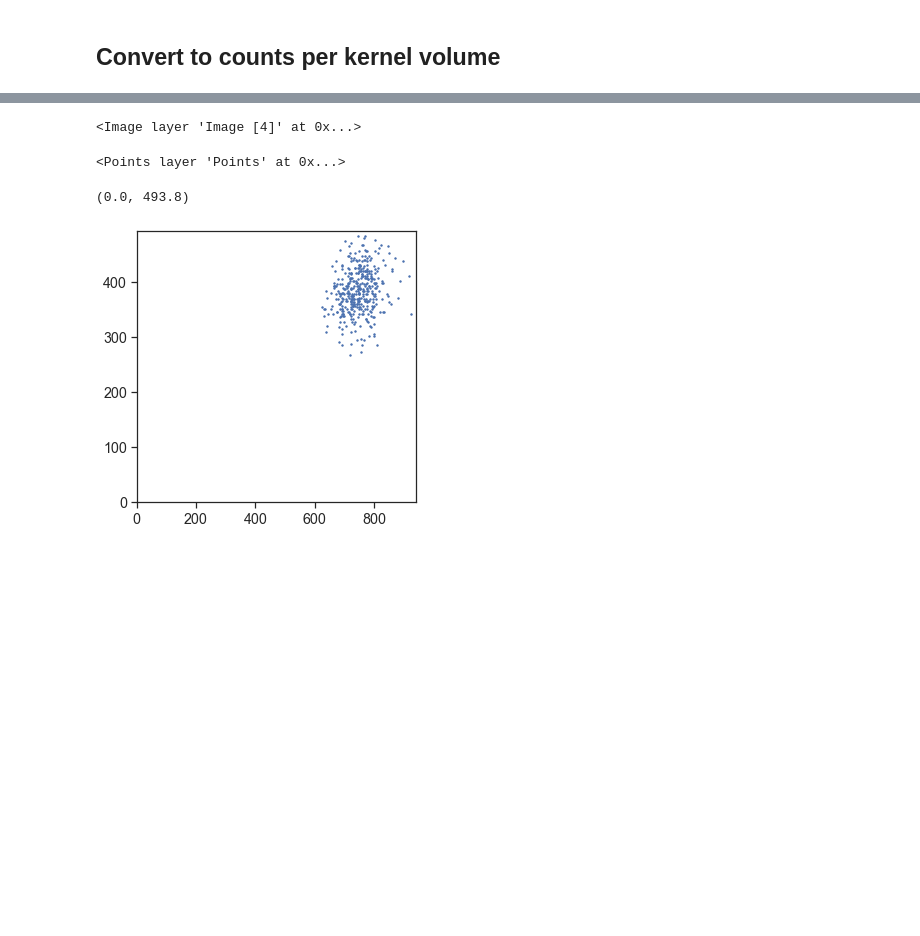
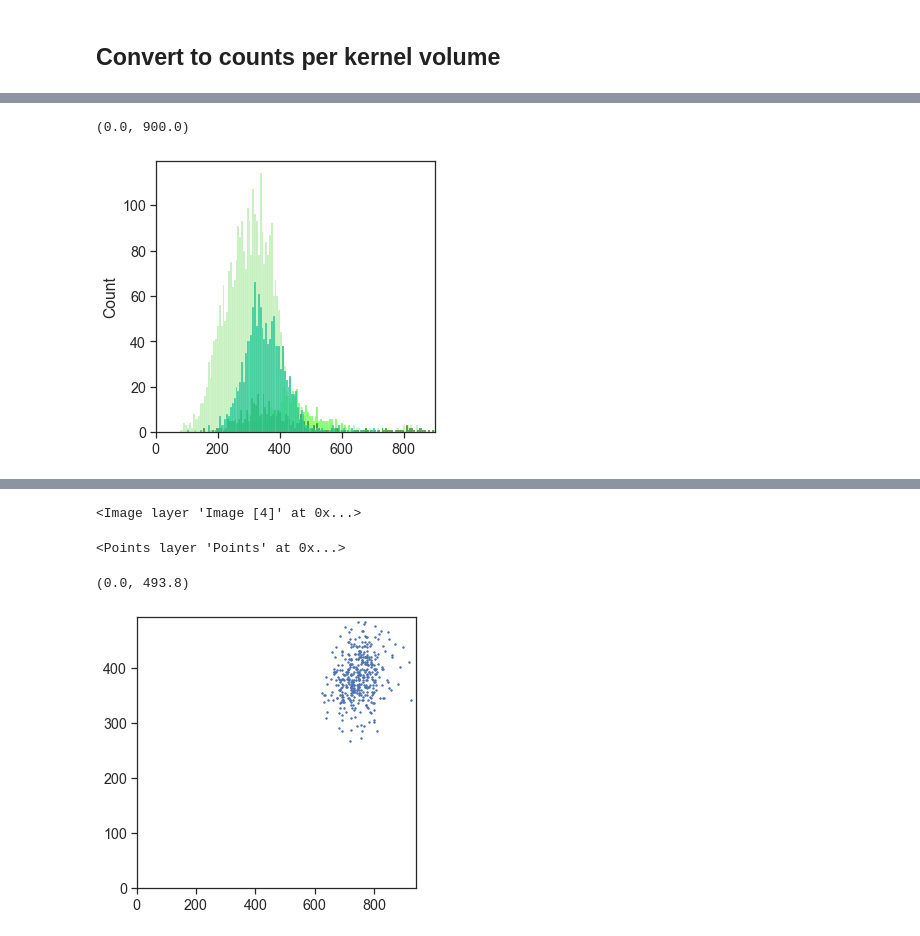
Before and after one commit to tatz-murakami/morphotrack, a Jupyter notebook: scripts/multi_cell_type_analysis.ipynb, the cells around one changed output, grey strips where cells are left out. Cells and saved outputs as stored; diff of their text form; code cells hidden in the pictures; blank space fills up the shorter version.

```diff
--- a/scripts/multi_cell_type_analysis.ipynb
+++ b/scripts/multi_cell_type_analysis.ipynb
@@ -280,0 +436,11 @@ print(pca.explained_variance_ratio_[:component_num].sum())
+# %%
+g = 'nuclei'
+selections = ['track_00','track_01','track_02','track_03']
+fig, axs = plt.subplots(ncols=1, figsize=(5,5))
+for tr in selections:
+    ds = tissue_sets[g][tissue_sets[g].track_set.isin(tr)].data
+    sns.histplot(ds[:,0],binwidth=6,color=color_dict[tr])
+axs.set_xlim(0,900)
+# %% [output]
+(0.0, 900.0)
+[figure, added]
```
Also changed, not shown: parts of 69 cells of this notebook, 8 other files.
